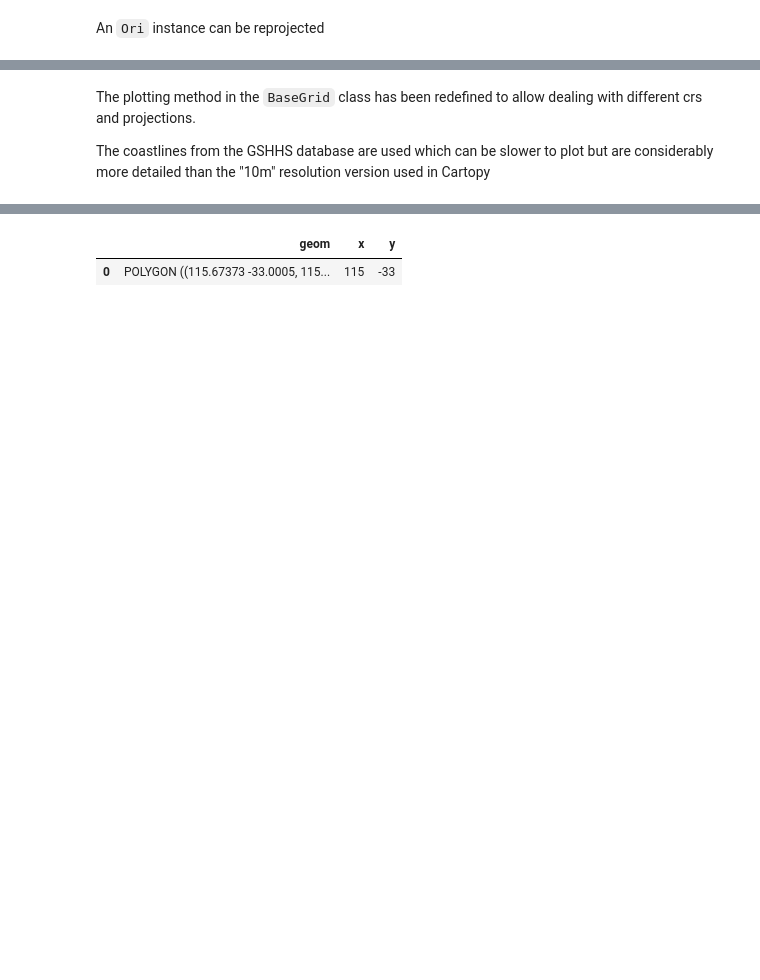
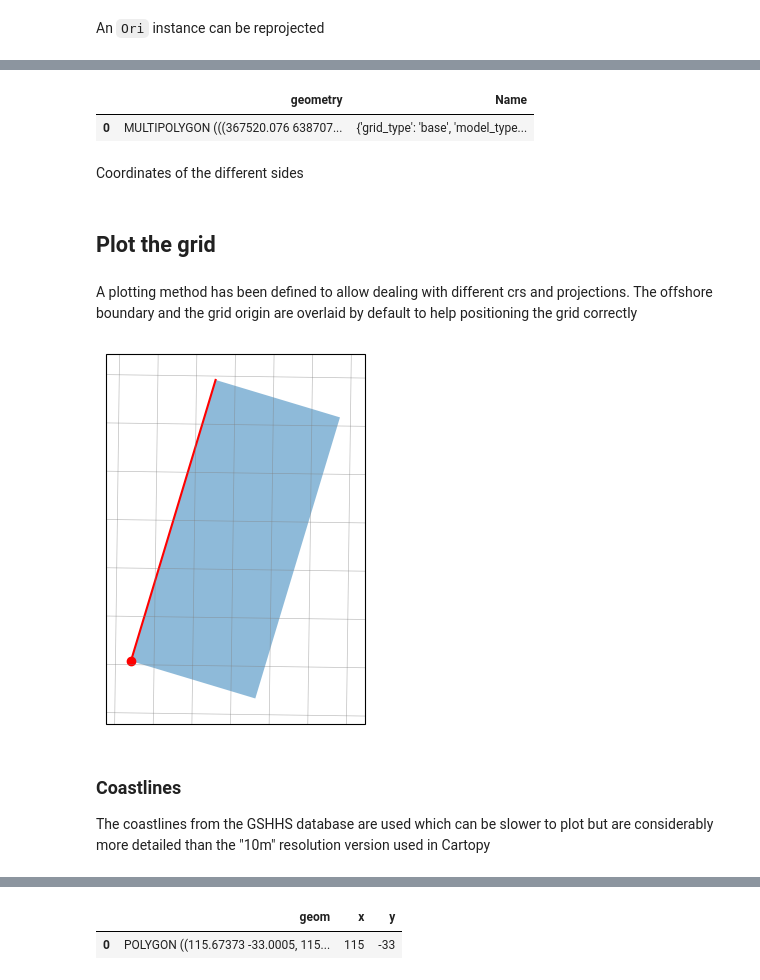
Before and after one commit to rom-py/rompy-notebooks, a Jupyter notebook: notebooks/xbeach/grid-demo.ipynb, the cells around one changed output, grey strips where cells are left out. Cells and saved outputs as stored; diff of their text form; code cells hidden in the pictures; blank space fills up the shorter version.

```diff
--- a/notebooks/xbeach/grid-demo.ipynb
+++ b/notebooks/xbeach/grid-demo.ipynb
@@ -61,0 +110,9 @@ grid.x0, grid.y0
+# %%
+# A MultiPolygon geometry representing each cell in the grid
+
+grid.gdf
+# %% [output]
+|  | geometry | Name |
+| 0 | MULTIPOLYGON (((367520.076 638707... | {'grid_type': 'base', 'model_type... |
+# %% [markdown]
+Coordinates of the different sides
@@ -62,7 +126,18 @@ grid.x0, grid.y0
+# %% [markdown]
+## Plot the grid
+# %% [markdown]
+A plotting method has been defined to allow dealing with different crs and projections.
+The offshore boundary and the grid origin are overlaid by default to help positioning
+the grid correctly
+# %%
+ax = grid.plot()
+# %% [output]
+[figure, added]
 # %% [markdown]
-The plotting method in the `BaseGrid` class has been redefined to allow dealing with different crs and projections.
+### Coastlines
 
-The coastlines from the GSHHS database are used which can be slower to plot but are considerably more detailed than the "10m" resolution version used in Cartopy
+The coastlines from the GSHHS database are used which can be slower to plot but are
+considerably more detailed than the "10m" resolution version used in Cartopy
 # %%
 # Coastlines are defined by specifying the GSHHS resolution
 
```
Also changed, not shown: parts of 40 cells of this notebook, 1 other file.
